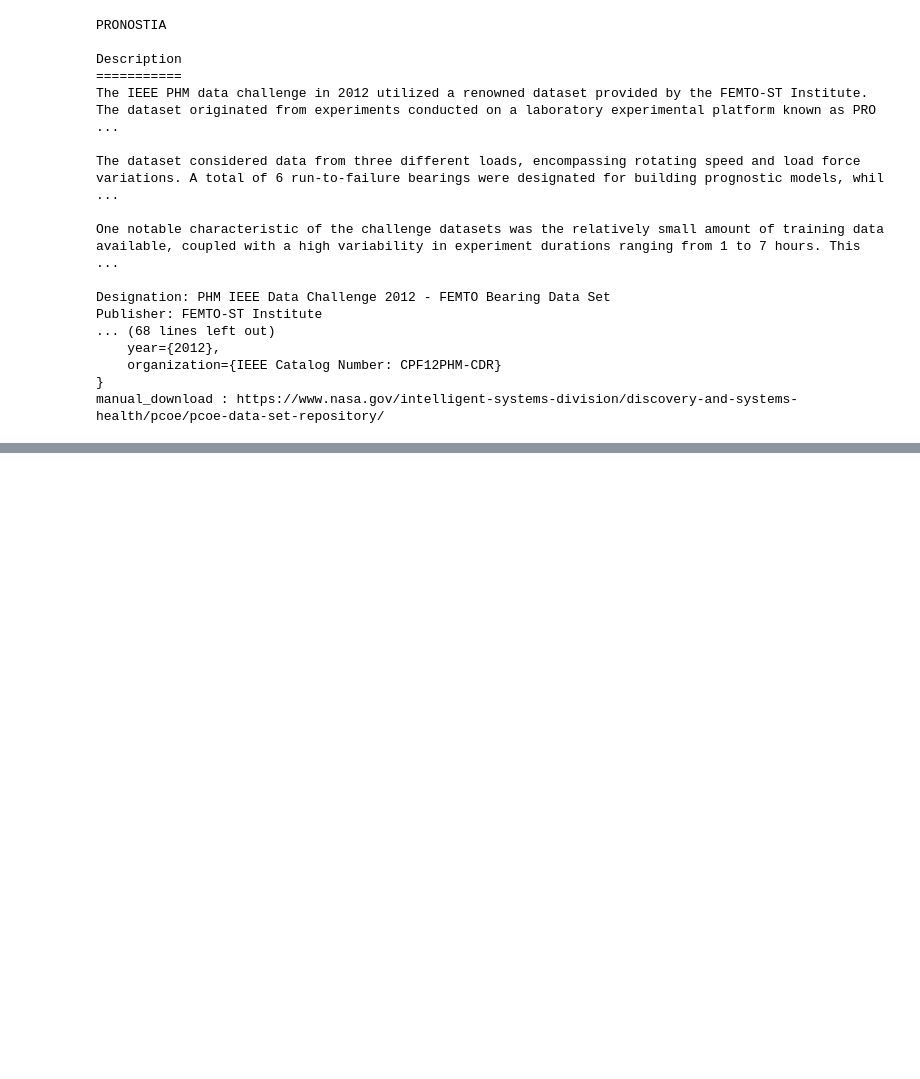
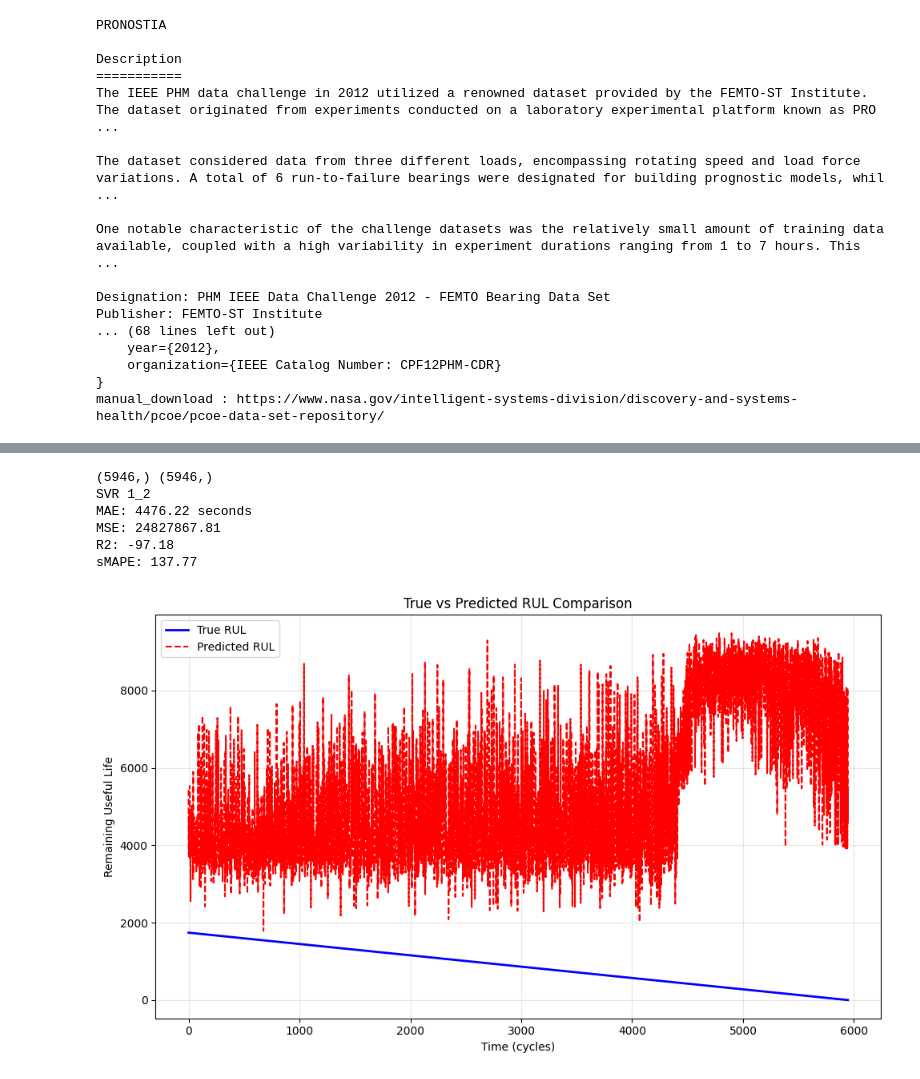
Before and after one commit to cntgfy90/bearing-rul, a Jupyter notebook: main.ipynb, the cells around one changed output, grey strips where cells are left out. Cells and saved outputs as stored; diff of their text form; code cells hidden in the pictures; blank space fills up the shorter version.

```diff
--- a/main.ipynb
+++ b/main.ipynb
@@ -250,0 +305,80 @@ X_test = X_test[X_train.columns]
+# %%
+from sklearn.feature_selection import SelectKBest, f_regression
+
+for unit, group in X_train.groupby('unit'):
+    split_idx = int(0.8 * group.shape[0])
+    X_train_unit, X_test_unit = group[:split_idx], group[split_idx:]
+    y_train_unit, y_test_unit = y_train.loc[X_train_unit.index]['rul'].values, y_train.loc[X_test_unit.index]['rul'].values
+
+    # break
+    scaler = RobustScaler(quantile_range=(5, 95))
+
+    X_train_unit = scaler.fit_transform(X_train_unit)
+    # y_train_unit = y_train_unit / max(y_train_unit)
+    X_test_unit = scaler.transform(X_test_unit)
+    # y_test_unit = y_test_unit / max(y_test_unit)
+
+    # y_data = y_train.loc[group.index]['rul'].values
+
+    # x_fs = SelectKBest(f_regression, k=5).fit_transform(group, y_data)
+
+    # X_train_unit, X_test_unit = x_fs[:split_idx], x_fs[split_idx:]
+    # y_train_unit, y_test_unit = y_data[:split_idx], y_data[split_idx:]
+
+    # scaler = StandardScaler()
+
+    # X_train_unit = scaler.fit_transform(X_train_unit)
+    # X_test_unit = scaler.transform(X_test_unit)
+
+    # break
+    # svr = RandomForestRegressor()
+    svr = XGBRegressor(
+        n_estimators=200,
+        max_depth=5,
+        learning_rate=0.05,
+        objective='reg:squarederror'  # MAE loss
+    )
+    # svr = SVR(kernel='rbf', C=10, gamma=0.1, epsilon=0.1)
+    svr.fit(X_train_unit, y_train_unit)
+
+    y_pred_svr = svr.predict(X_test_unit)
+
+    print(y_pred_svr.shape, y_test_unit.shape)
+
+    print("SVR", unit)
+    print(f"MAE: {mean_absolute_error(y_test_unit, y_pred_svr):.2f} seconds")
+    print(f"MSE: {mean_squared_error(y_test_unit, y_pred_svr):.2f}")
+    print(f"R2: {r2_score(y_test_unit, y_pred_svr):.2f}")
+    print(f"sMAPE: {smape(y_test_unit, y_pred_svr):.2f}")
+    break
+# %% [output]
+(5946,) (5946,)
+SVR 1_2
+MAE: 4476.22 seconds
+MSE: 24827867.81
+R2: -97.18
+sMAPE: 137.77
+# %%
+y_pred_svr[:10]
+
+# Create figure
+plt.figure(figsize=(10, 6))
+
+# Plot both series
+plt.plot(y_test_unit, label='True RUL', color='blue', linewidth=2)
+plt.plot(y_pred_svr, label='Predicted RUL', color='red', linestyle='--')
+
+# Add labels and title
+plt.xlabel('Time (cycles)')
+plt.ylabel('Remaining Useful Life')
+plt.title('True vs Predicted RUL Comparison')
+plt.legend()
+
+# Add grid
+plt.grid(True, alpha=0.3)
+
+# Show plot
+plt.tight_layout()
+plt.show()
+# %% [output]
+[figure, added]
```
Also changed, not shown: parts of 13 cells of this notebook, 1 other file.
